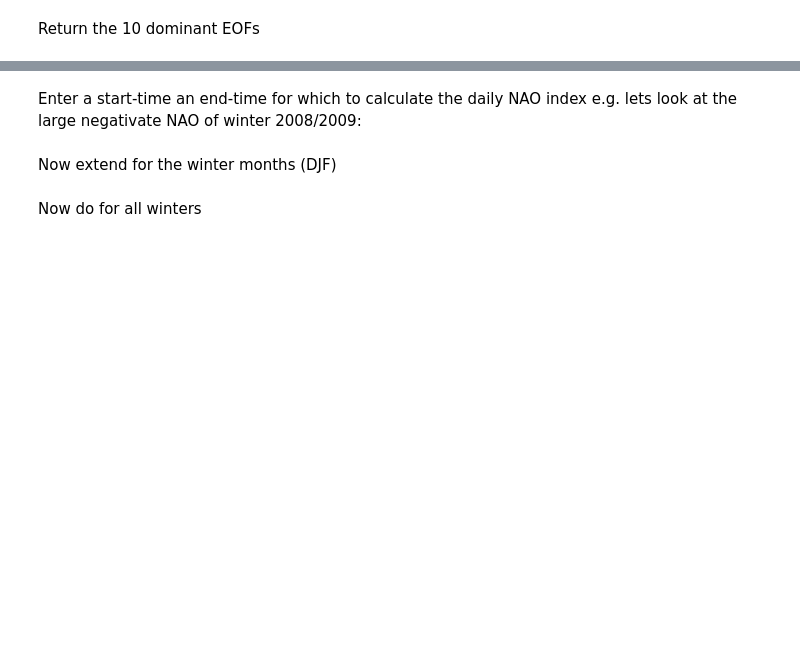
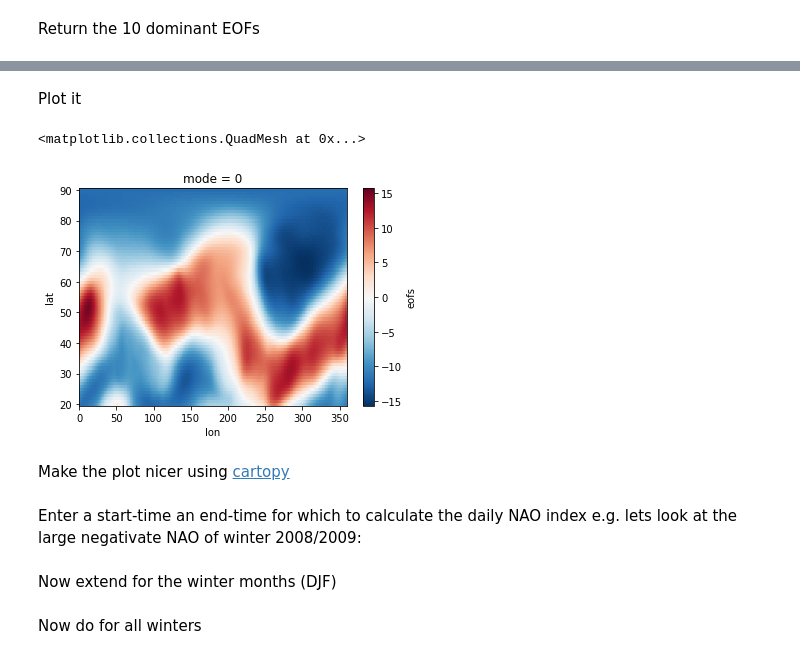
Before and after one commit to raybellwaves/rot-eof-dev, a Jupyter notebook: rot-eof-cpc.ipynb, the cells around one changed output, grey strips where cells are left out. Drawn from its saved outputs; the diff is of its cells as text; code cells hidden in the pictures; blank space fills up the shorter version.

```diff
--- a/rot-eof-cpc.ipynb
+++ b/rot-eof-cpc.ipynb
@@ -114,8 +113,7 @@ Before doing the EOF apply a weighting as cosine of the latitude
 # %%
 data = jfm_sa.values
 wgts = np.sqrt(np.cos(np.deg2rad(jfm_sa.coords['lat'].values)).clip(0., 1.))[..., np.newaxis]
-weights = np.broadcast_arrays(_data[0:1], wgts)[1][0]
-print(np.shape(_weights))
+weights = np.broadcast_arrays(data[0:1], wgts)[1][0]
 data = data * weights
 print(np.shape(data))
 # %% [output]
@@ -128,9 +125,6 @@ Calculate the 10 leading EOF modes. For a basic understanding of EOFs I recommen
 records = len(jfm_sa.coords['time'])
 originalshape = data.shape[1:]
 channels = np.prod(originalshape)
-print(originalshape)
-#channels = np.prod(_originalshape)
-#print(channels)
-data = data.reshape([records, channels])
-print(np.shape(data))
+data_flat = data.reshape([records, channels])
+print(np.shape(data_flat))
 # %% [output]
@@ -138,7 +131,7 @@ print(np.shape(data))
 (18, 25560)
 # %%
 # Compute the singular value decomposition
-A, Lh, E = np.linalg.svd(data, full_matrices=False)
+A, Lh, E = np.linalg.svd(data_flat, full_matrices=False)
 print(np.shape(A))
 print(np.shape(Lh))
 print(np.shape(E))
@@ -189,0 +195,15 @@ Plot the EOFs
+# %%
+# Divide the input by the weighting
+data = data / weights
+
+out_shape = (npcs,) + originalshape
+data_flat = data.reshape([records, channels])
+pcs_flat = pcs.reshape([records, npcs])
+
+# Divisor
+div = np.float64(pcs_flat.shape[0] - float(records - 1))
+cov = (np.dot(data_flat.T, pcs_flat).T / div).reshape(out_shape)
+# Put into DataArray
+cov_da = xr.DataArray(cov, coords=[range(pcs.shape[1]), jfm_sa.coords['lat'], jfm_sa.coords['lon']],
+                         dims=['mode', 'lat', 'lon'], name='z500')
+print(cov_da)
@@ -190,3 +228,13 @@ Plot the EOFs
+# %% [markdown]
+Plot it
+# %%
+%matplotlib inline
+cov_da.isel(mode=0).plot()
+# %% [output]
+<matplotlib.collections.QuadMesh at 0x...>
+[figure, added]
+# %% [markdown]
+Make the plot nicer using [cartopy](https://github.com/SciTools/cartopy)
 # %% [markdown]
 Enter a start-time an end-time for which to calculate the daily NAO index
 e.g. lets look at the large negativate NAO of winter 2008/2009:
```
Also changed, not shown: parts of 10 cells of this notebook.
